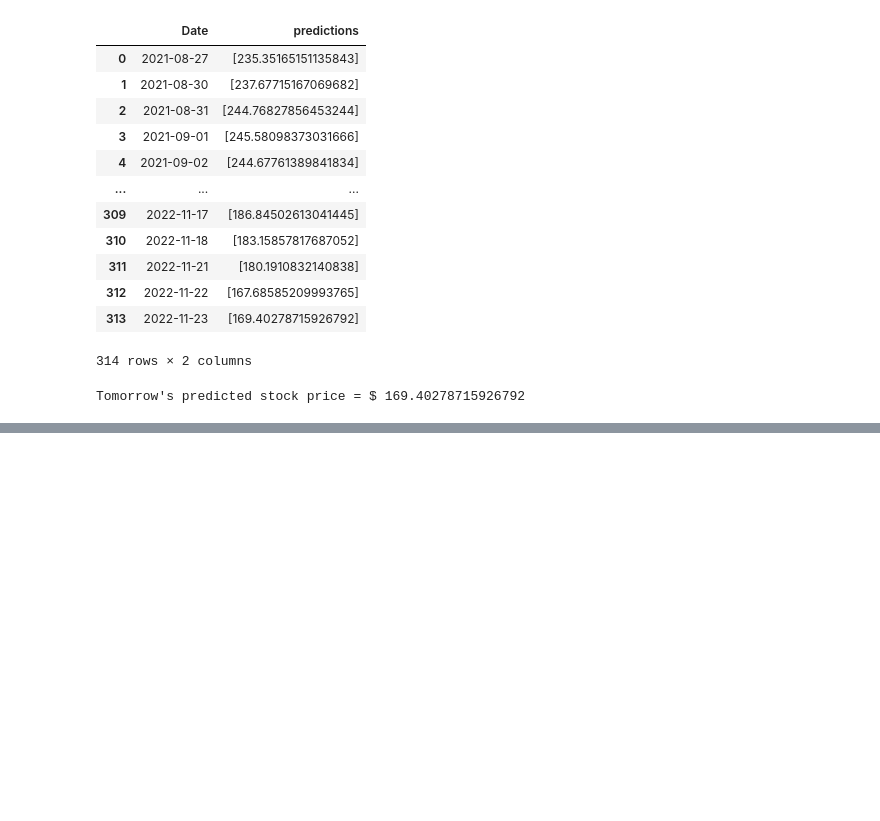
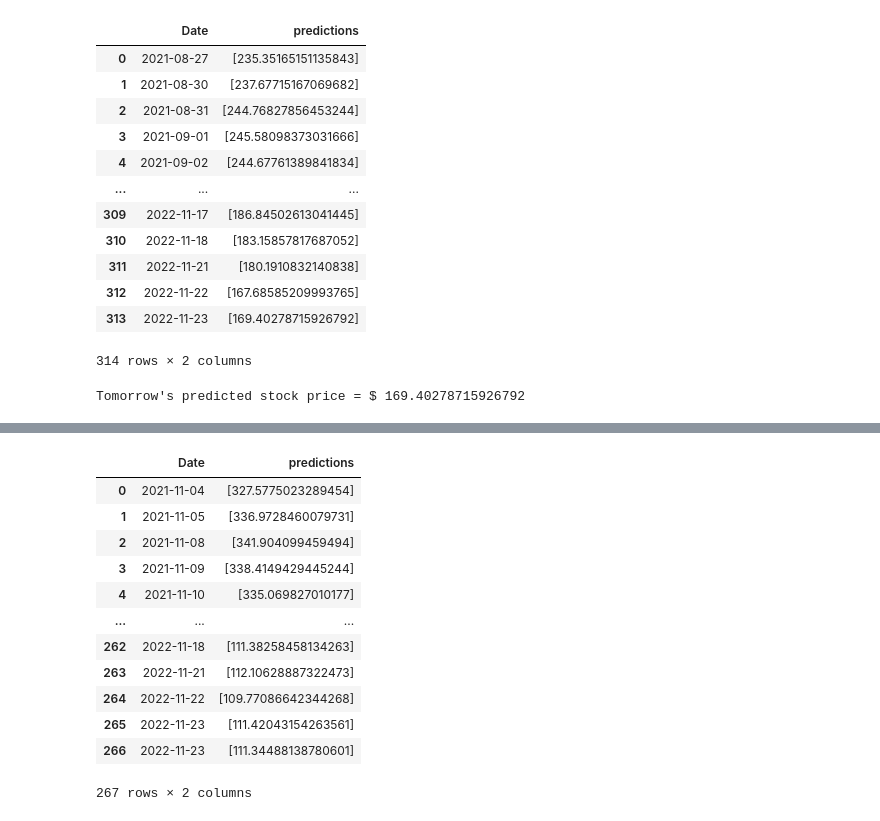
Before and after one commit to helleborus22/Machine-Learning-Project4, a Jupyter notebook: stock-prediction/stock_price_prediction.ipynb, the cells around one changed output, grey strips where cells are left out. Cells and saved outputs as stored; diff of their text form; code cells hidden in the pictures; blank space fills up the shorter version.

```diff
--- a/stock-prediction/stock_price_prediction.ipynb
+++ b/stock-prediction/stock_price_prediction.ipynb
@@ -775,0 +869,16 @@ model.save("ARIMA_Model.h5")
+# %%
+df_pred
+# %% [output]
+|  | Date | predictions |
+| 0 | 2021-11-04 | [327.5775023289454] |
+| 1 | 2021-11-05 | [336.9728460079731] |
+| 2 | 2021-11-08 | [341.904099459494] |
+| 3 | 2021-11-09 | [338.4149429445244] |
+| 4 | 2021-11-10 | [335.069827010177] |
+| ... | ... | ... |
+| 262 | 2022-11-18 | [111.38258458134263] |
+| 263 | 2022-11-21 | [112.10628887322473] |
+| 264 | 2022-11-22 | [109.77086642344268] |
+| 265 | 2022-11-23 | [111.42043154263561] |
+| 266 | 2022-11-23 | [111.34488138780601] |
+267 rows × 2 columns
```
Also changed, not shown: parts of 15 cells of this notebook.
